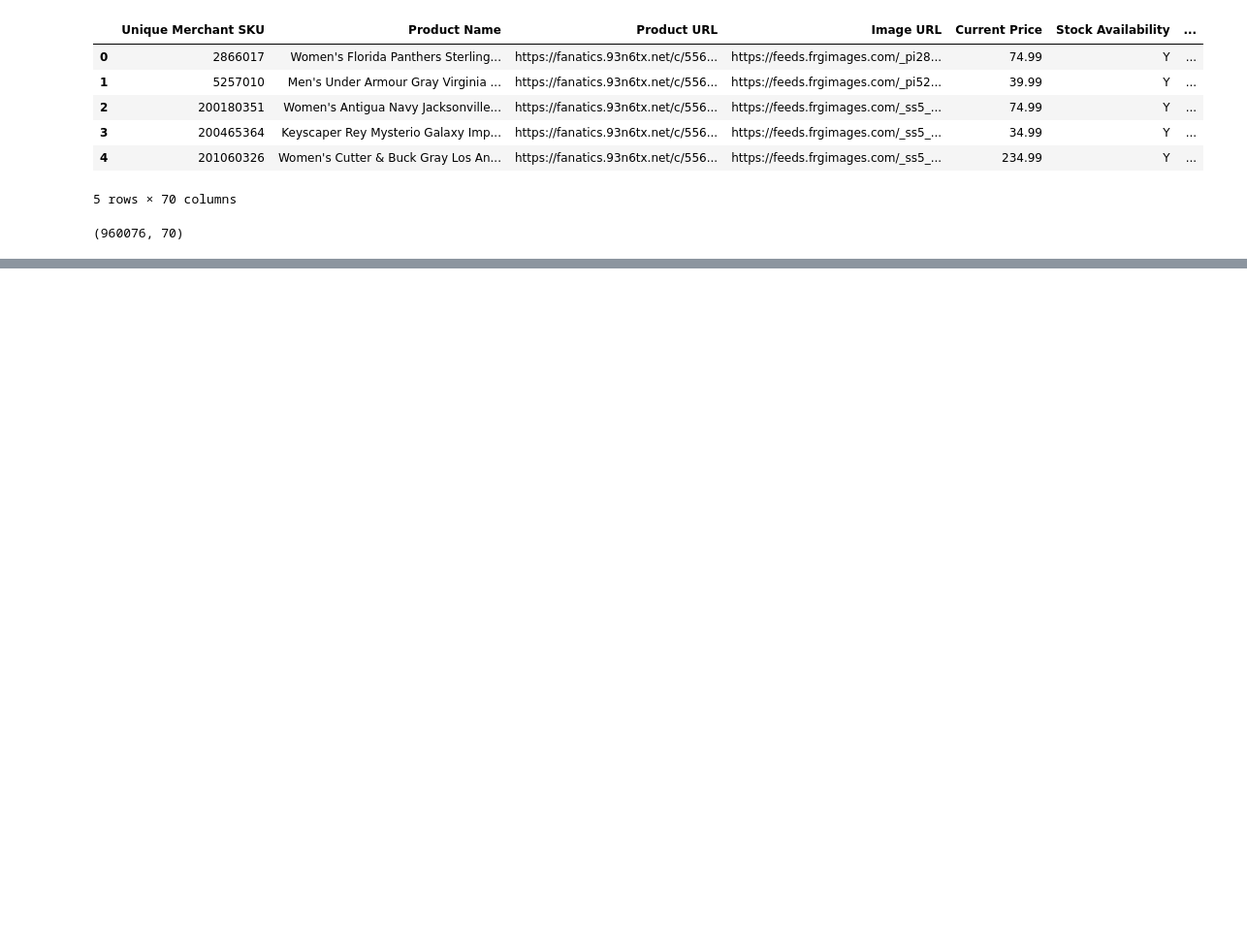
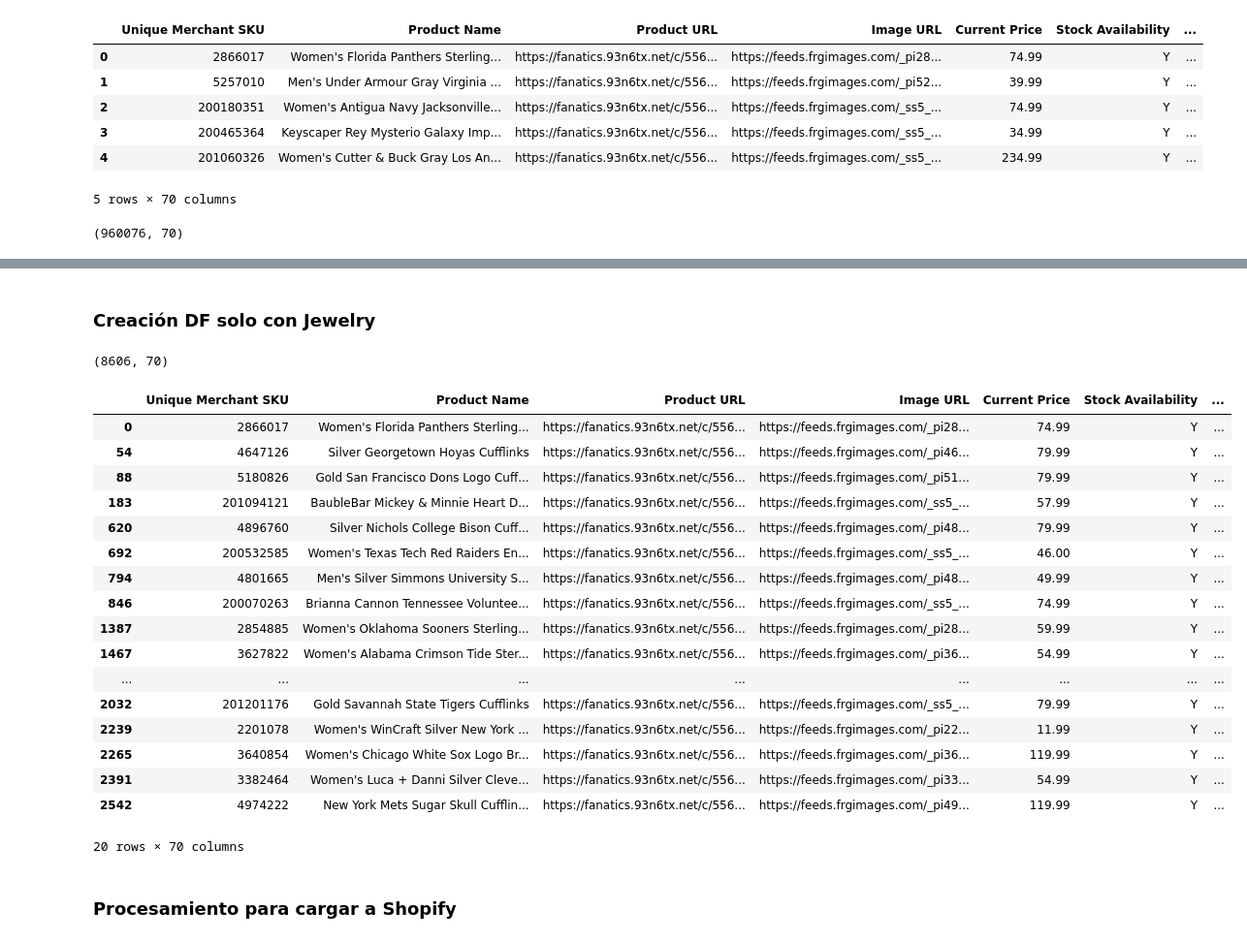
Before and after one commit to DynamicDataAgency/FDN-ProductHadnling, a Jupyter notebook: nikostones-fanatics-jewlewry.ipynb, the cells around one changed output, grey strips where cells are left out. Shown at 97% size. Cells and saved outputs as stored; diff of their text form; code cells hidden in the pictures; blank space fills up the shorter version.

```diff
--- a/nikostones-fanatics-jewlewry.ipynb
+++ b/nikostones-fanatics-jewlewry.ipynb
@@ -33,0 +87,37 @@ filtered_df.head()
+# %% [markdown]
+### Creación DF solo con Jewelry
+# %%
+# create a new df whehre Text1 does not contain "Watches"
+
+#new_df = df[~df['Text1'].str.contains("Watches", na=False)]
+# new_df = df[~df['Text2'].str.contains("Watches", na=False)]
+new_df = df[df['Text1'].str.contains("Jewelry", na=False)]
+# %%
+#new_df['Text1'].value_counts().head(10)
+
+new_df.shape
+# %% [output]
+(8606, 70)
+# %%
+new_df.head(20)
+# %% [output]
+|  | Unique Merchant SKU | Product Name | Product URL | Image URL | Current Price | Stock Availability | ... |
+| 0 | 2866017 | Women's Florida Panthers Sterling... | https://fanatics.93n6tx.net/c/556... | https://feeds.frgimages.com/_pi28... | 74.99 | Y | ... |
+| 54 | 4647126 | Silver Georgetown Hoyas Cufflinks | https://fanatics.93n6tx.net/c/556... | https://feeds.frgimages.com/_pi46... | 79.99 | Y | ... |
+| 88 | 5180826 | Gold San Francisco Dons Logo Cuff... | https://fanatics.93n6tx.net/c/556... | https://feeds.frgimages.com/_pi51... | 79.99 | Y | ... |
+| 183 | 201094121 | BaubleBar Mickey & Minnie Heart D... | https://fanatics.93n6tx.net/c/556... | https://feeds.frgimages.com/_ss5_... | 57.99 | Y | ... |
+| 620 | 4896760 | Silver Nichols College Bison Cuff... | https://fanatics.93n6tx.net/c/556... | https://feeds.frgimages.com/_pi48... | 79.99 | Y | ... |
+| 692 | 200532585 | Women's Texas Tech Red Raiders En... | https://fanatics.93n6tx.net/c/556... | https://feeds.frgimages.com/_ss5_... | 46.00 | Y | ... |
+| 794 | 4801665 | Men's Silver Simmons University S... | https://fanatics.93n6tx.net/c/556... | https://feeds.frgimages.com/_pi48... | 49.99 | Y | ... |
+| 846 | 200070263 | Brianna Cannon Tennessee Voluntee... | https://fanatics.93n6tx.net/c/556... | https://feeds.frgimages.com/_ss5_... | 74.99 | Y | ... |
+| 1387 | 2854885 | Women's Oklahoma Sooners Sterling... | https://fanatics.93n6tx.net/c/556... | https://feeds.frgimages.com/_pi28... | 59.99 | Y | ... |
+| 1467 | 3627822 | Women's Alabama Crimson Tide Ster... | https://fanatics.93n6tx.net/c/556... | https://feeds.frgimages.com/_pi36... | 54.99 | Y | ... |
+| ... | ... | ... | ... | ... | ... | ... | ... |
+| 2032 | 201201176 | Gold Savannah State Tigers Cufflinks | https://fanatics.93n6tx.net/c/556... | https://feeds.frgimages.com/_ss5_... | 79.99 | Y | ... |
+| 2239 | 2201078 | Women's WinCraft Silver New York ... | https://fanatics.93n6tx.net/c/556... | https://feeds.frgimages.com/_pi22... | 11.99 | Y | ... |
+| 2265 | 3640854 | Women's Chicago White Sox Logo Br... | https://fanatics.93n6tx.net/c/556... | https://feeds.frgimages.com/_pi36... | 119.99 | Y | ... |
+| 2391 | 3382464 | Women's Luca + Danni Silver Cleve... | https://fanatics.93n6tx.net/c/556... | https://feeds.frgimages.com/_pi33... | 54.99 | Y | ... |
+| 2542 | 4974222 | New York Mets Sugar Skull Cufflin... | https://fanatics.93n6tx.net/c/556... | https://feeds.frgimages.com/_pi49... | 119.99 | Y | ... |
+20 rows × 70 columns
+# %% [markdown]
+### Procesamiento para cargar a Shopify
```
Also changed, not shown: parts of 12 cells of this notebook, 1 other file.
